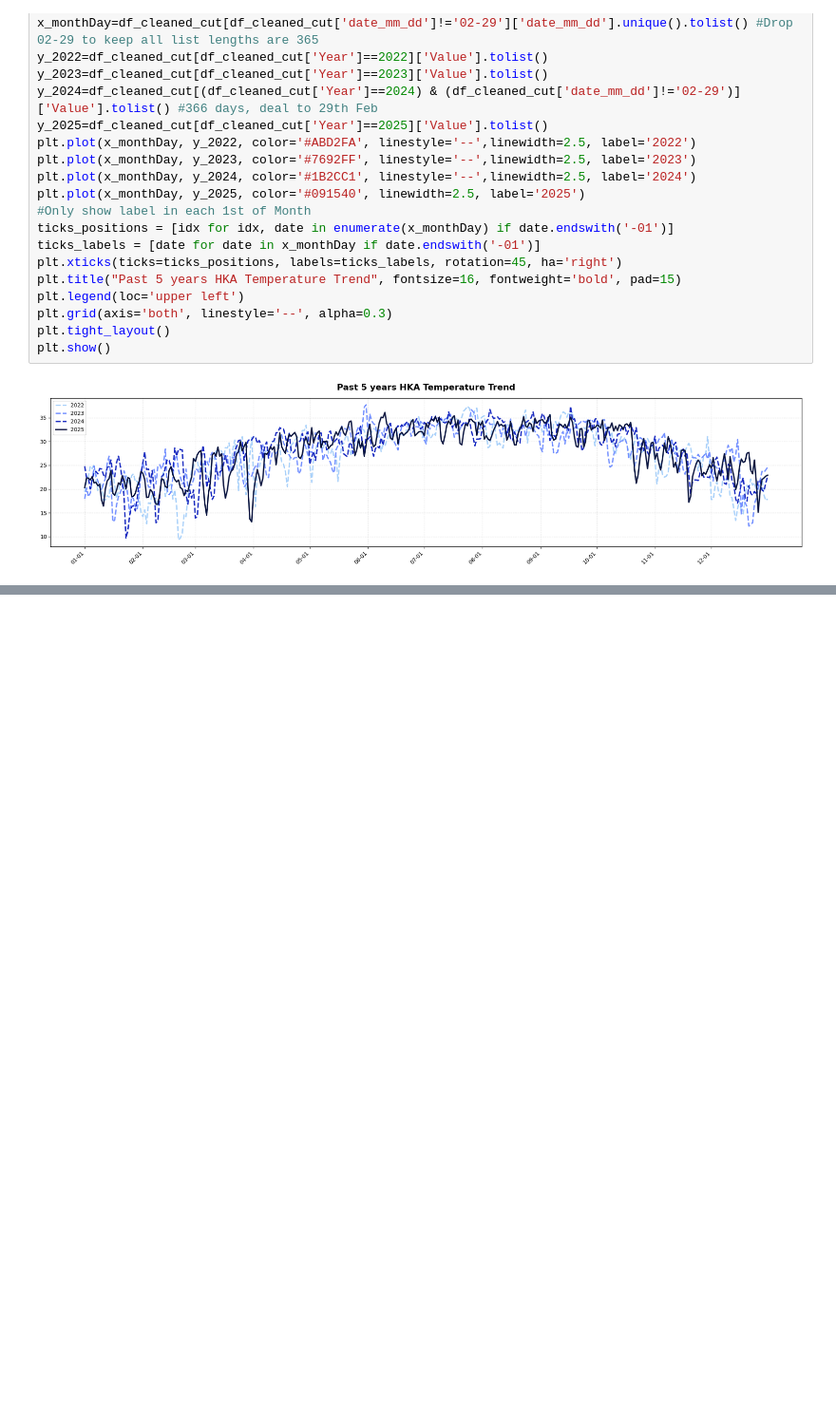
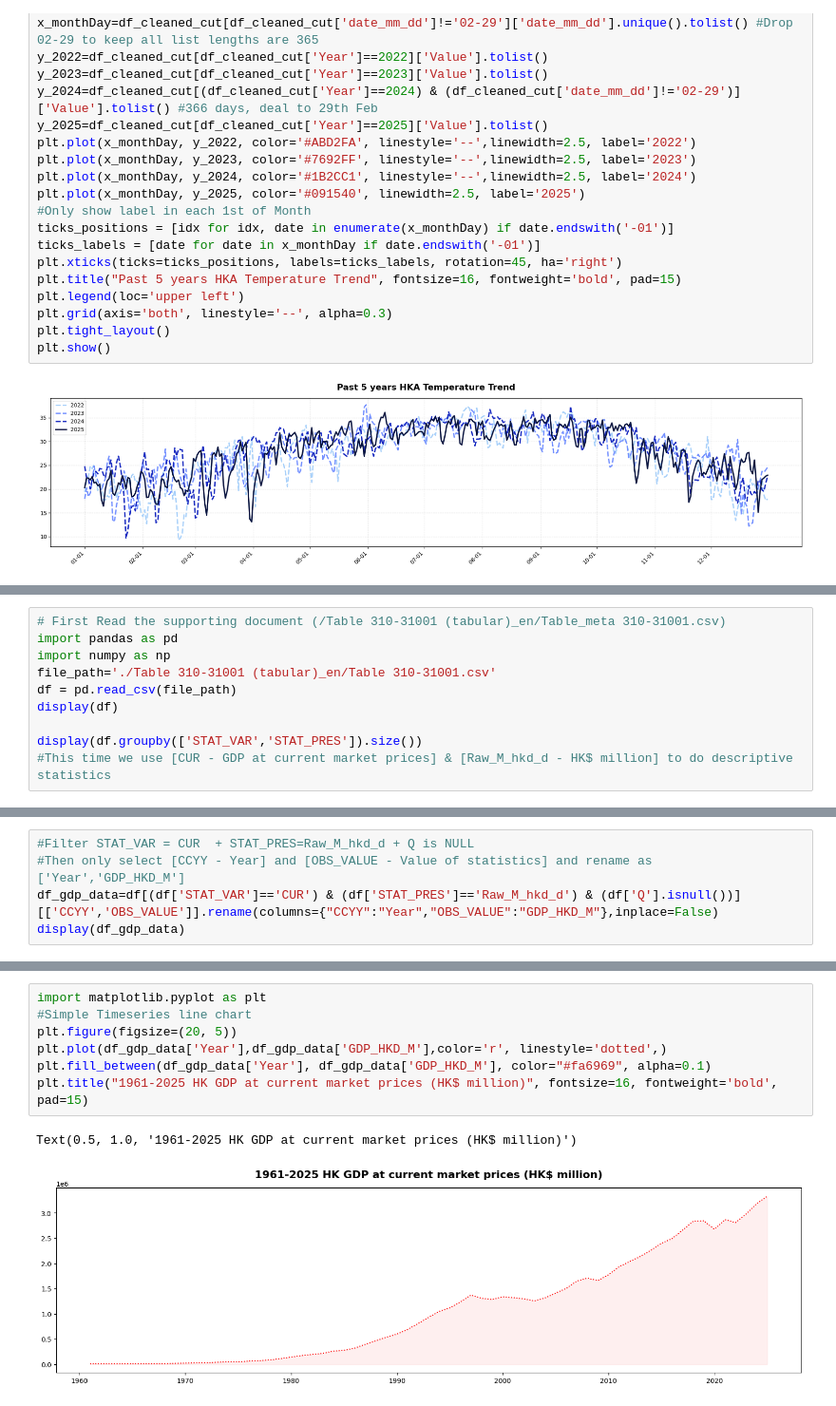
Before and after one commit to leo-cheung37/leo-cheung37, a Jupyter notebook: Statistics/Descriptive Statistics/descriptive_statistics.ipynb, the cells around one changed output, grey strips where cells are left out. Shown at 95% size. Saved outputs shown, nothing was run; the diff lists cells and outputs as text; blank space fills up the shorter version.

Commit message:
20261029 statistics

```diff
--- a/Statistics/Descriptive Statistics/descriptive_statistics.ipynb
+++ b/Statistics/Descriptive Statistics/descriptive_statistics.ipynb
@@ -341,0 +349,10 @@ plt.show()
+# %%
+# First Read the supporting document (/Table 310-31001 (tabular)_en/Table_meta 310-31001.csv)
+import pandas as pd
+import numpy as np
+file_path='./Table 310-31001 (tabular)_en/Table 310-31001.csv'
+df = pd.read_csv(file_path)
+display(df)
+
+display(df.groupby(['STAT_VAR','STAT_PRES']).size())
+#This time we use [CUR - GDP at current market prices] & [Raw_M_hkd_d - HK$ million] to do descriptive statistics
@@ -341,0 +386,5 @@ plt.show()
+# %%
+#Filter STAT_VAR = CUR  + STAT_PRES=Raw_M_hkd_d + Q is NULL
+#Then only select [CCYY - Year] and [OBS_VALUE - Value of statistics] and rename as ['Year','GDP_HKD_M']
+df_gdp_data=df[(df['STAT_VAR']=='CUR') & (df['STAT_PRES']=='Raw_M_hkd_d') & (df['Q'].isnull())][['CCYY','OBS_VALUE']].rename(columns={"CCYY":"Year","OBS_VALUE":"GDP_HKD_M"},inplace=False)
+display(df_gdp_data)
@@ -341,0 +441,10 @@ plt.show()
+# %%
+import matplotlib.pyplot as plt
+#Simple Timeseries line chart
+plt.figure(figsize=(20, 5))
+plt.plot(df_gdp_data['Year'],df_gdp_data['GDP_HKD_M'],color='r', linestyle='dotted',)
+plt.fill_between(df_gdp_data['Year'], df_gdp_data['GDP_HKD_M'], color="#fa6969", alpha=0.1)
+plt.title("1961-2025 HK GDP at current market prices (HK$ million)", fontsize=16, fontweight='bold', pad=15)
+# %% [output]
+Text(0.5, 1.0, '1961-2025 HK GDP at current market prices (HK$ million)')
+[figure, added]
```
Also changed, not shown: parts of 9 cells of this notebook, 2 other files.
